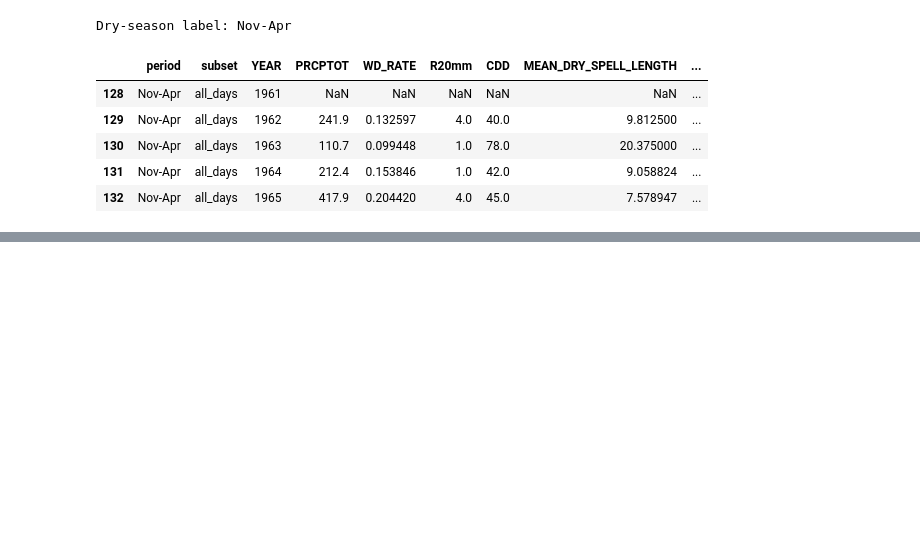
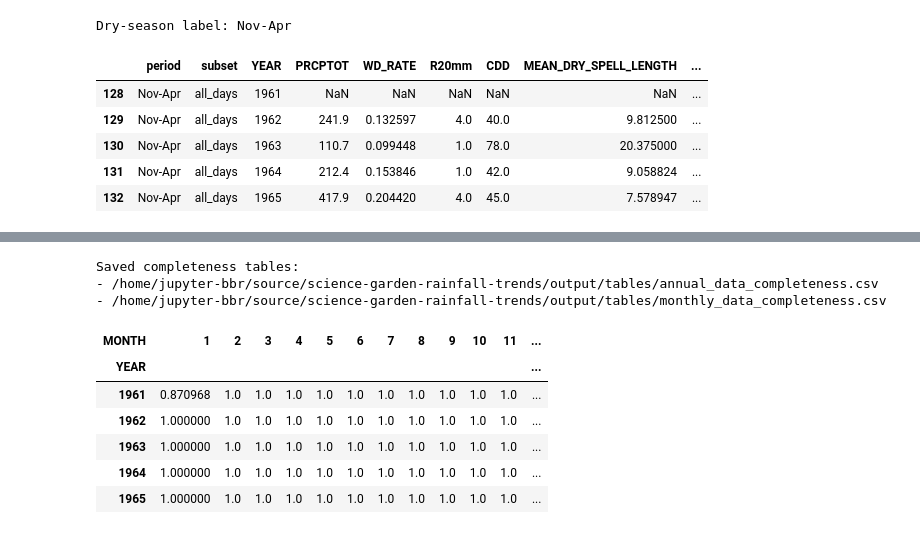
Before and after one commit to baracoma/science-garden-rainfall-trends, a Jupyter notebook: 02_analysis_and_figures.ipynb, the cells around one changed output, grey strips where cells are left out. Cells and saved outputs as stored; diff of their text form; code cells hidden in the pictures; blank space fills up the shorter version.

```diff
--- a/02_analysis_and_figures.ipynb
+++ b/02_analysis_and_figures.ipynb
@@ -2218,0 +2305,34 @@ Saved: /home/jupyter-bbr/source/science-garden-rainfall-trends/output/figures/di
+# %%
+ANNUAL_COMPLETENESS_PATH = TABLE_DIR / "annual_data_completeness.csv"
+MONTHLY_COMPLETENESS_PATH = TABLE_DIR / "monthly_data_completeness.csv"
+
+annual_completeness.to_csv(ANNUAL_COMPLETENESS_PATH, index=False)
+monthly_completeness.to_csv(MONTHLY_COMPLETENESS_PATH, index=False)
+
+print("Saved completeness tables:")
+print(f"- {ANNUAL_COMPLETENESS_PATH}")
+print(f"- {MONTHLY_COMPLETENESS_PATH}")
+# %% [output]
+Saved completeness tables:
+- /home/jupyter-bbr/source/science-garden-rainfall-trends/output/tables/annual_data_completeness.csv
+- /home/jupyter-bbr/source/science-garden-rainfall-trends/output/tables/monthly_data_completeness.csv
+# %%
+monthly_completeness_matrix = (
+    monthly_completeness
+    .pivot(index="YEAR", columns="MONTH", values="valid_fraction")
+    .sort_index()
+)
+
+monthly_completeness_matrix = monthly_completeness_matrix.reindex(
+    columns=range(1, 13)
+)
+
+display(monthly_completeness_matrix.head())
+# %% [output]
+| MONTH | 1 | 2 | 3 | 4 | 5 | 6 | 7 | 8 | 9 | 10 | 11 | ... |
+| YEAR |  |  |  |  |  |  |  |  |  |  |  | ... |
+| 1961 | 0.870968 | 1.0 | 1.0 | 1.0 | 1.0 | 1.0 | 1.0 | 1.0 | 1.0 | 1.0 | 1.0 | ... |
+| 1962 | 1.000000 | 1.0 | 1.0 | 1.0 | 1.0 | 1.0 | 1.0 | 1.0 | 1.0 | 1.0 | 1.0 | ... |
+| 1963 | 1.000000 | 1.0 | 1.0 | 1.0 | 1.0 | 1.0 | 1.0 | 1.0 | 1.0 | 1.0 | 1.0 | ... |
+| 1964 | 1.000000 | 1.0 | 1.0 | 1.0 | 1.0 | 1.0 | 1.0 | 1.0 | 1.0 | 1.0 | 1.0 | ... |
+| 1965 | 1.000000 | 1.0 | 1.0 | 1.0 | 1.0 | 1.0 | 1.0 | 1.0 | 1.0 | 1.0 | 1.0 | ... |
```
Also changed, not shown: parts of 27 cells of this notebook.
